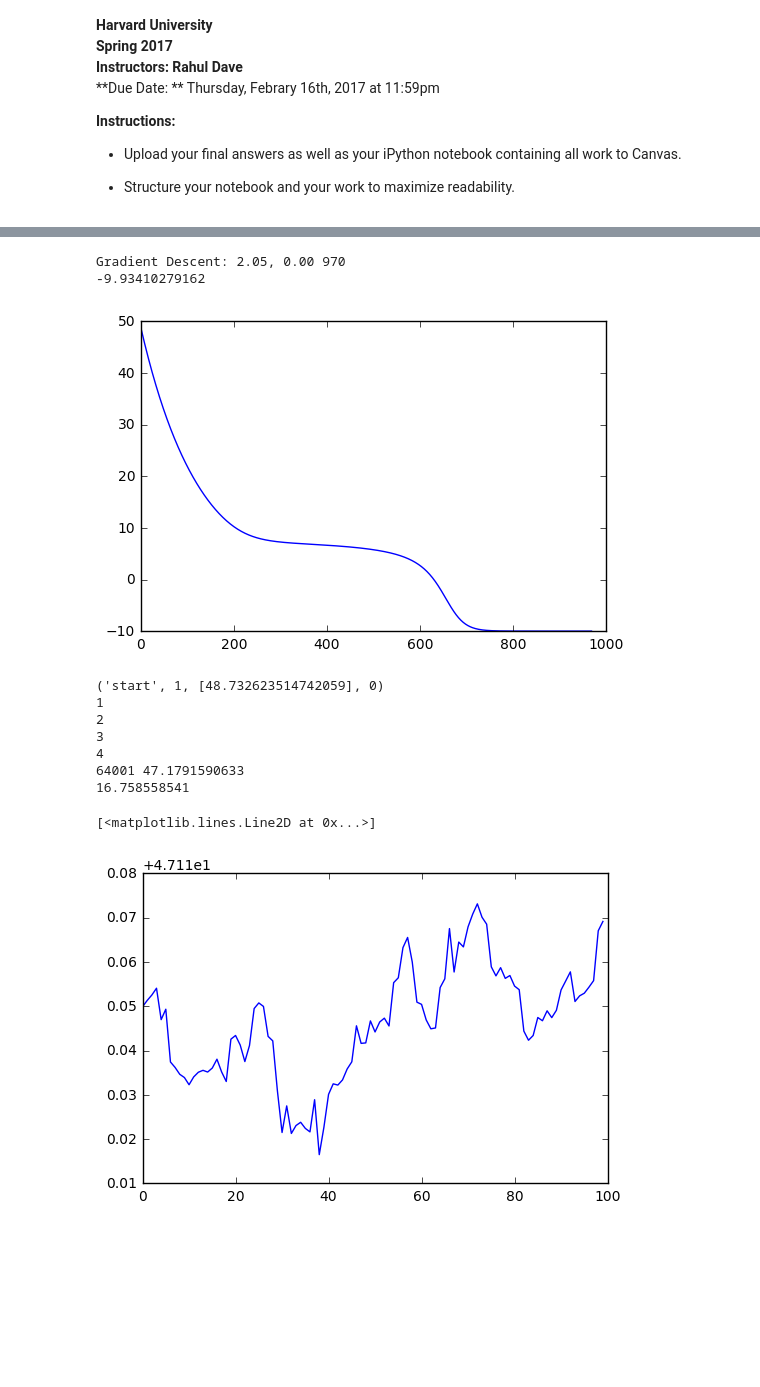
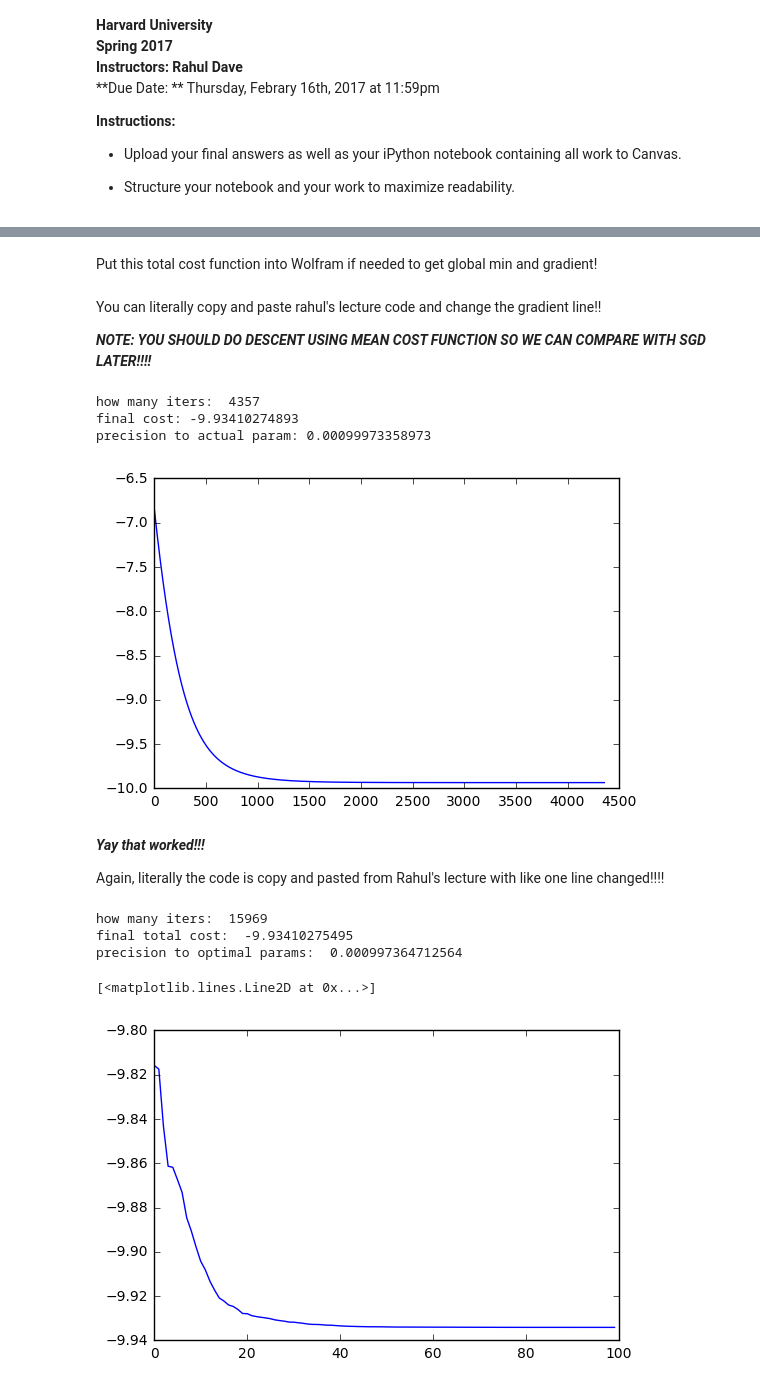
Before and after one commit to chengyeliu/2017HWs, a Jupyter notebook: HW3/AM207_HW3_Solutions.ipynb, the cells around one changed output, grey strips where cells are left out. Drawn from its saved outputs; the diff is of its cells as text; code cells hidden in the pictures; blank space fills up the shorter version.

```diff
--- a/HW3/AM207_HW3_Solutions.ipynb
+++ b/HW3/AM207_HW3_Solutions.ipynb
@@ -77,0 +50,2 @@ print 0.003926 * x_sum
+# %% [markdown]
+Put this total cost function into Wolfram if needed to get global min and gradient!
@@ -78,6 +55,9 @@ print 0.003926 * x_sum
+# %% [markdown]
+You can literally copy and paste rahul's lecture code and change the gradient line!!
+
+***NOTE: YOU SHOULD DO DESCENT USING MEAN COST FUNCTION SO WE CAN COMPARE WITH SGD LATER!!!!***
 # %%
-grad = lambda l1, l2, x, y: np.array([-0.000098 * 2 * l1 * x.sum() + 0.003926 *  x.sum() * np.exp(-0.1 * (l1**2 + l2**2)) - 0.003926 * 2 * 0.1 *  x.sum() * l1**2 * np.exp(-0.1 * (l1**2 + l2**2)), 2 * 0.000045 * l2 * y.sum() - 0.1 * 2* 0.003926 *  x.sum() * l1 * l2 * np.exp(-0.1 * (l1**2 + l2**2))])
-
+#literally code from Rahul's lecture
 def gradient_descent(x, y, theta_init, step=0.01, maxsteps=0, precision=0.001):
     costs = []
     m = y.size # number of data points
@@ -97,7 +77,7 @@ def gradient_descent(x, y, theta_init, step=0.01, maxsteps=0, precision=0.001):
     while np.linalg.norm(history[-1] - np.array([2.05384, 0])) > precision:
         oldcost=currentcost
         gradient = grad(theta[0], theta[1], x, y)
-        theta = theta - step * gradient  # update
+        theta = theta - 1000./ len(x) * step * gradient  #I'M SCALING THE MEAN LOST FUNCTION GRADIENT BY FACTOR OF 1000
         history.append(theta)
 
         currentcost = L(theta[0], theta[1], x, y)
@@ -112,25 +92,31 @@ def gradient_descent(x, y, theta_init, step=0.01, maxsteps=0, precision=0.001):
 #theta_i = [-15, 40] + np.random.rand(2)
 #theta_i = [-5, 2]
 #theta_i = [15, 16]
-theta_i = [-10, 12]
-history, cost, iters = gradient_descent(x, y, theta_i, maxsteps=64001)
+#theta_i = [2, 0.5]
+theta_i = [3, -1]
+history, cost, iters = gradient_descent(x, y, theta_i, maxsteps=6000)
 theta = history[-1]
-
-print("Gradient Descent: {:.2f}, {:.2f} {:d}".format(theta[0], theta[1], iters))
-print cost[-1]
+print 'how many iters: ', iters
+print 'final cost:', cost[-1]
+print 'precision to actual param:', np.linalg.norm(theta - [2.05384, 0])
 
 plt.plot(range(len(cost)), cost);
 # %% [output]
-Gradient Descent: 2.05, 0.00 970
--9.93410279162
+how many iters:  4357
+final cost: -9.93410274893
+precision to actual param: 0.00099973358973
-[figure, old version]
+[figure, new version]
+# %% [markdown]
+***Yay that worked!!!***
+
+Again, literally the code is copy and pasted from Rahul's lecture with like one line changed!!!!
 # %%
-grad = lambda l1, l2, x, y: np.array([-0.000098 * 2 * l1 * x.sum() + 0.003926 *  x.sum() * np.exp(-0.1 * (l1**2 + l2**2)) - 0.003926 * 2 * 0.1 *  x.sum() * l1**2 * np.exp(-0.1 * (l1**2 + l2**2)), 2 * 0.000045 * l2 * y.sum() - 0.1 * 2* 0.003926 *  x.sum() * l1 * l2 * np.exp(-0.1 * (l1**2 + l2**2))])
+#RAHUL's CODE FROM LECTURE
 
-def sgd(x, y, theta_init, step=100, maxsteps=0, precision=0.000001):
+def sgd(x, y, theta_init, step=100, maxsteps=0, precision=0.001):
     costs = []
     m = len(x) # number of data points
-    oldtheta = []
+    oldtheta = [1000, 1000]
     theta = theta_init
     history = [] # to store all thetas
     grads=[]
@@ -152,21 +138,18 @@ def sgd(x, y, theta_init, step=100, maxsteps=0, precision=0.000001):
     costs.append(currentcost)
 
     history.append(theta)
-    print("start", counter, costs, oldcost)
 
 
     #while abs(currentcost - oldcost) > precision:
-    while epoch < 4:
-    #while np.linalg.norm(theta - oldtheta) > precision:
+    while np.linalg.norm(np.array(theta) - np.array([2.05384, 0])) > precision:
         #print("hi", precision)
         #oldcost=currentcost
         gradient = grad(theta[0], theta[1], x[i], y[i])
         grads.append(gradient)
         oldtheta = theta[:]
-        #step = min(1/2. * np.linalg.norm(np.array(gradient)), 1)
-        #print step
-        theta = theta - step * gradient  # update
-        #print gradient, theta, oldtheta
+
+        theta = theta - step * gradient * 1000  #I'M SCALING THE GRADIENT BY FACTOR OF 1000!!!
+
         history.append(theta)
         i += 1
         if i > m - 1:#reached one past the end.
@@ -191,20 +174,18 @@ def sgd(x, y, theta_init, step=100, maxsteps=0, precision=0.000001):
 # %%
 #[4, 2]
 #theta_i = [1.5, 0.9]
 #theta_i = [4, 2]
-theta_i = [-10, 12]
-history, costs, grads, counter, epoch = sgd(x, y, theta_i, step=0.01, maxsteps=5000)
-print len(costs), costs[-1]
-print np.linalg.norm(history[-1] - np.array([2.05384, 0]))
+#theta_i = [2, 0.5]
+#theta_i = [-10, 12]
+theta_i = [3, -1]
+history, costs, grads, counter, epoch = sgd(x, y, theta_i, step=0.001)
+print 'how many iters: ', len(costs)
+print 'final total cost: ', costs[-1]
+print 'precision to optimal params: ', np.linalg.norm(history[-1] - np.array([2.05384, 0]))
 plt.plot(range(len(costs[-100:])), costs[-100:])
-#plt.ylim(-10, -9)
 # %% [output]
-('start', 1, [48.732623514742059], 0)
-1
-2
-3
-4
-64001 47.1791590633
-16.758558541
+how many iters:  15969
+final total cost:  -9.93410275495
+precision to optimal params:  0.000997364712564
 [<matplotlib.lines.Line2D at 0x...>]
-[figure, old version]
+[figure, new version]
```
Also changed, not shown: parts of 8 cells of this notebook.
